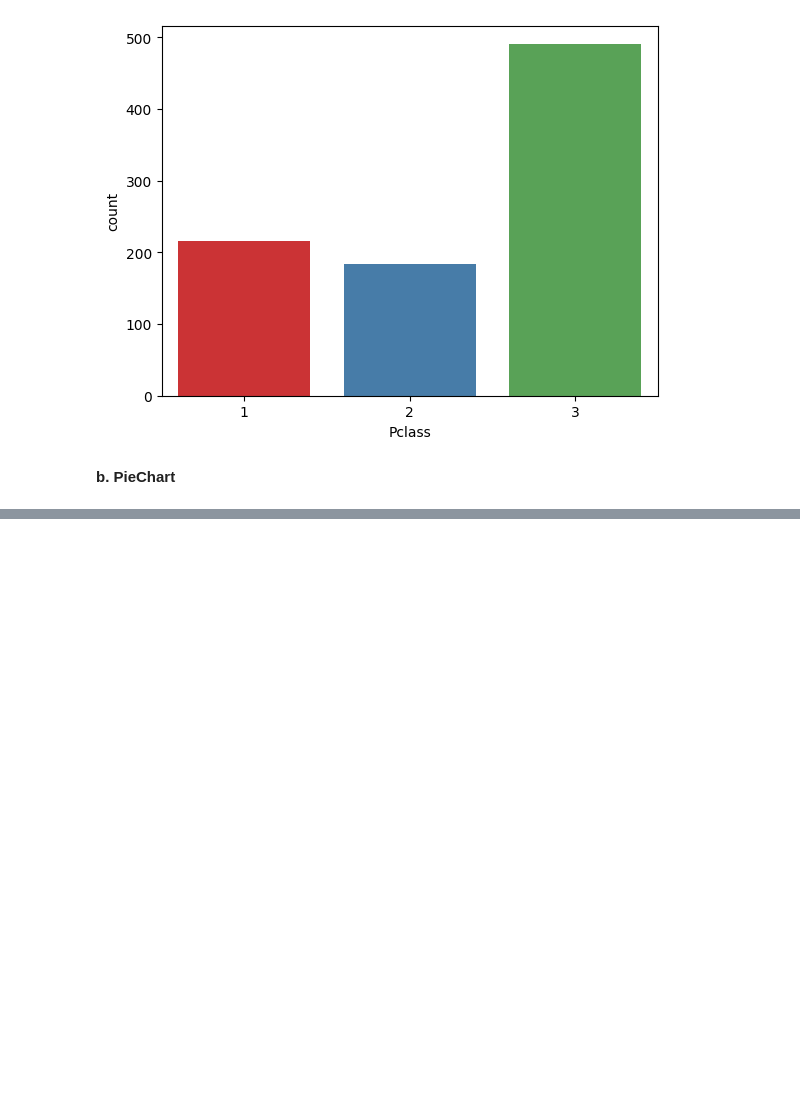
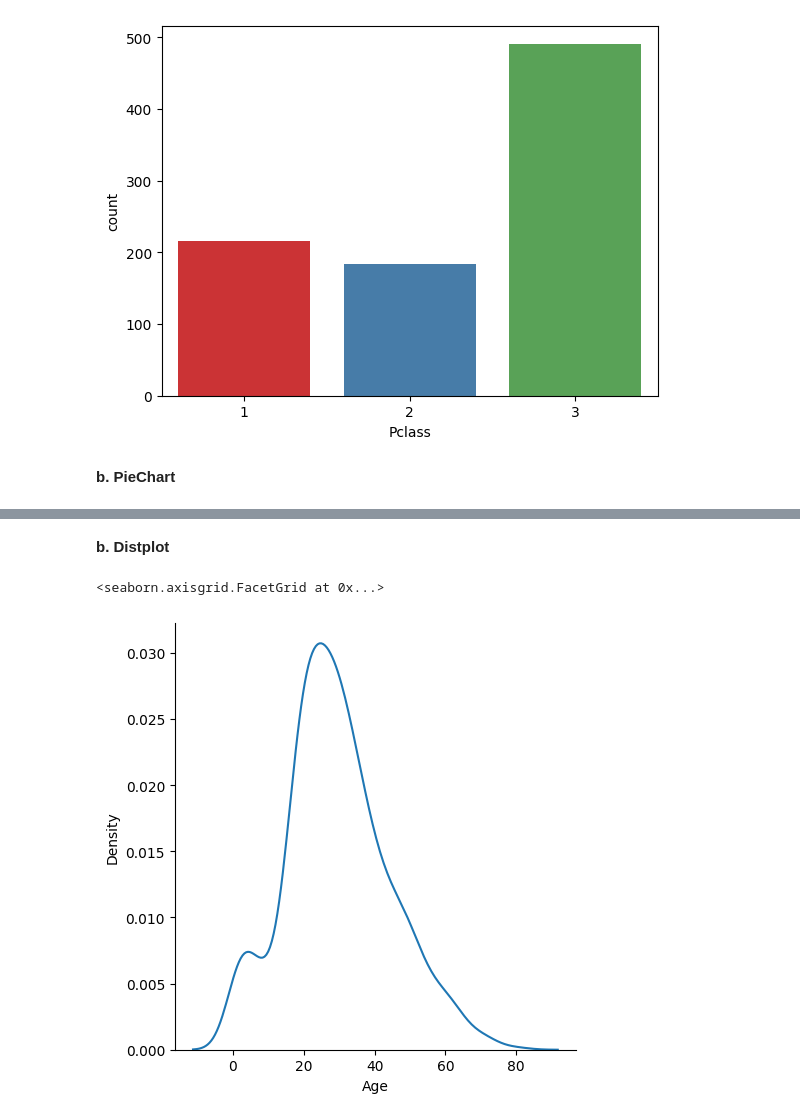
Before and after one commit to ajaykumar080286/feature_engineering, a Jupyter notebook: 6_univariate_analysis.ipynb, the cells around one changed output, grey strips where cells are left out. Saved outputs shown, nothing was run; the diff lists cells and outputs as text; code cells hidden in the pictures; blank space fills up the shorter version.

```diff
--- a/6_univariate_analysis.ipynb
+++ b/6_univariate_analysis.ipynb
@@ -50,0 +66,7 @@ Passing `palette` without assigning `hue` is deprecated and will be removed in v
+# %% [markdown]
+**b. Distplot**
+# %%
+sns.displot(df['Age'], kind="kde")
+# %% [output]
+<seaborn.axisgrid.FacetGrid at 0x...>
+[figure, added]
```
Also changed, not shown: parts of 9 cells of this notebook.
